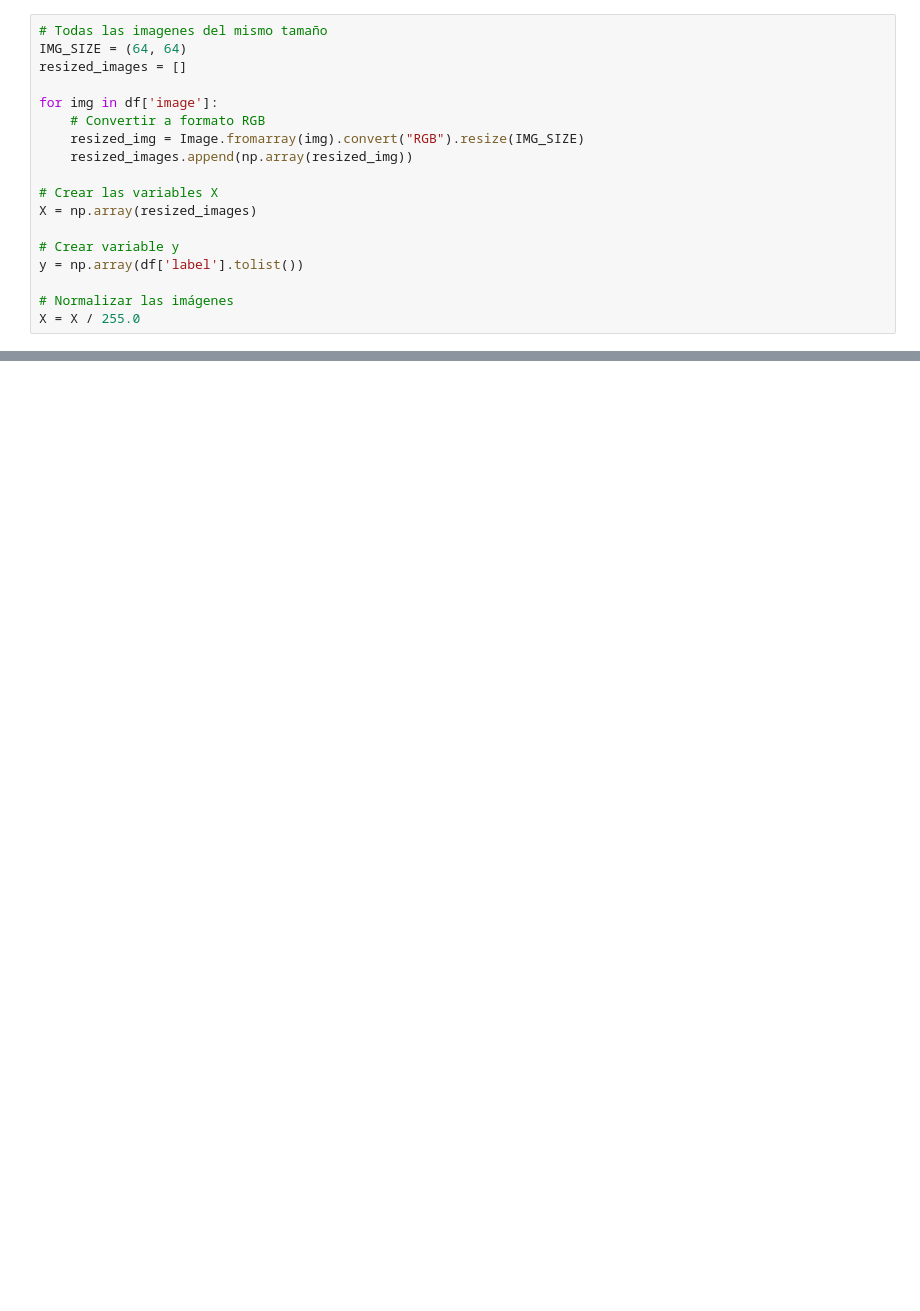
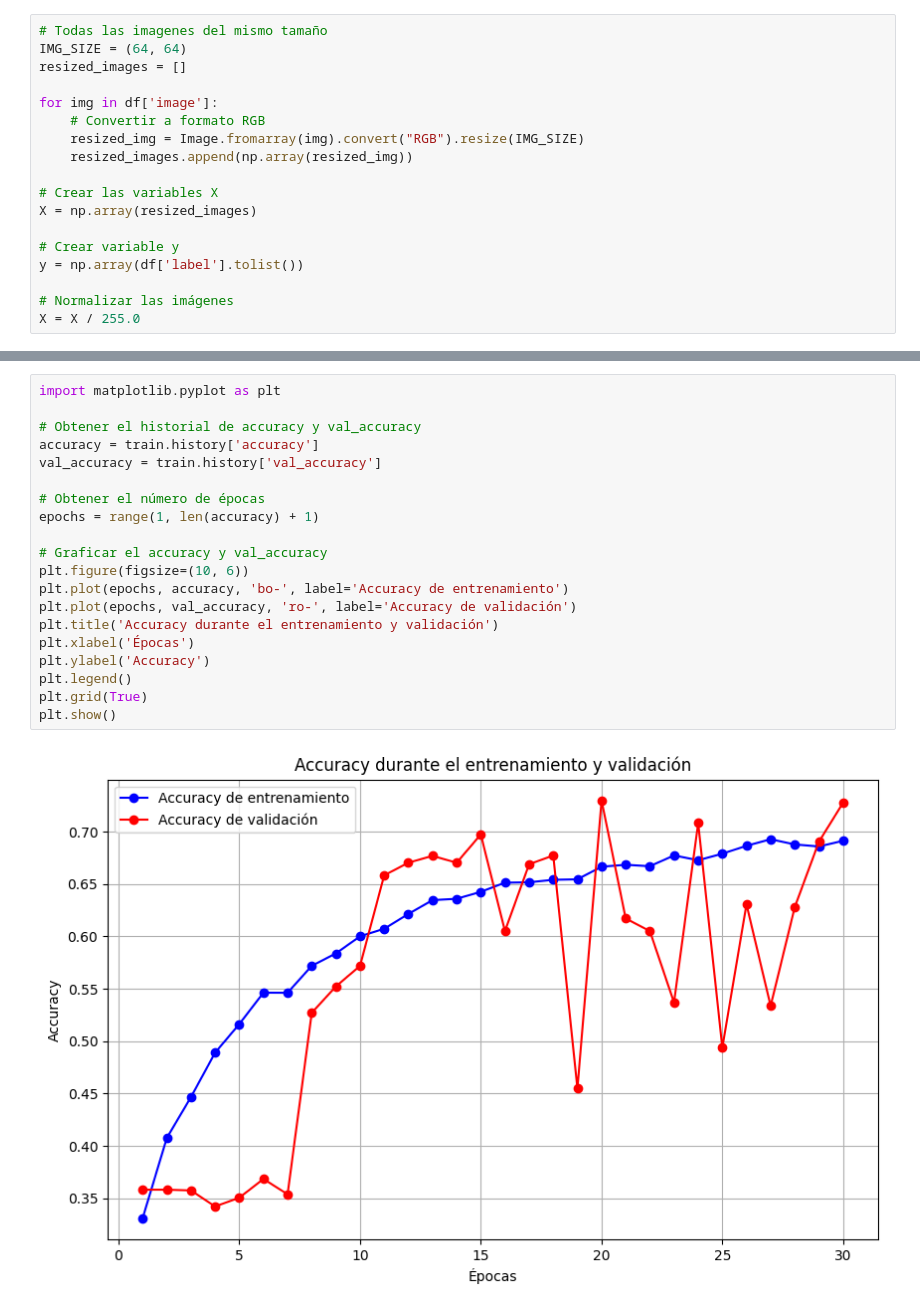
Before and after one commit to charbells/1864093_ProcesamientoDeDatos, a Jupyter notebook: 1864093_Tarea5Codigo.ipynb, the cells around one changed output, grey strips where cells are left out. Cells and saved outputs as stored; diff of their text form; blank space fills up the shorter version.

```diff
--- a/1864093_Tarea5Codigo.ipynb
+++ b/1864093_Tarea5Codigo.ipynb
@@ -139,3 +169,25 @@ Epoch 10/10
+# %%
+import matplotlib.pyplot as plt
+
+# Obtener el historial de accuracy y val_accuracy
+accuracy = train.history['accuracy']
+val_accuracy = train.history['val_accuracy']
+
+# Obtener el número de épocas
+epochs = range(1, len(accuracy) + 1)
+
+# Graficar el accuracy y val_accuracy
+plt.figure(figsize=(10, 6))
+plt.plot(epochs, accuracy, 'bo-', label='Accuracy de entrenamiento')
+plt.plot(epochs, val_accuracy, 'ro-', label='Accuracy de validación')
+plt.title('Accuracy durante el entrenamiento y validación')
+plt.xlabel('Épocas')
+plt.ylabel('Accuracy')
+plt.legend()
+plt.grid(True)
+plt.show()
+# %% [output]
+[figure, added]
 # %%
 # Evaluacion del modelo
 test_loss, test_acc = model.evaluate(X_test, y_test)
```
Also changed, not shown: parts of 5 cells of this notebook.
